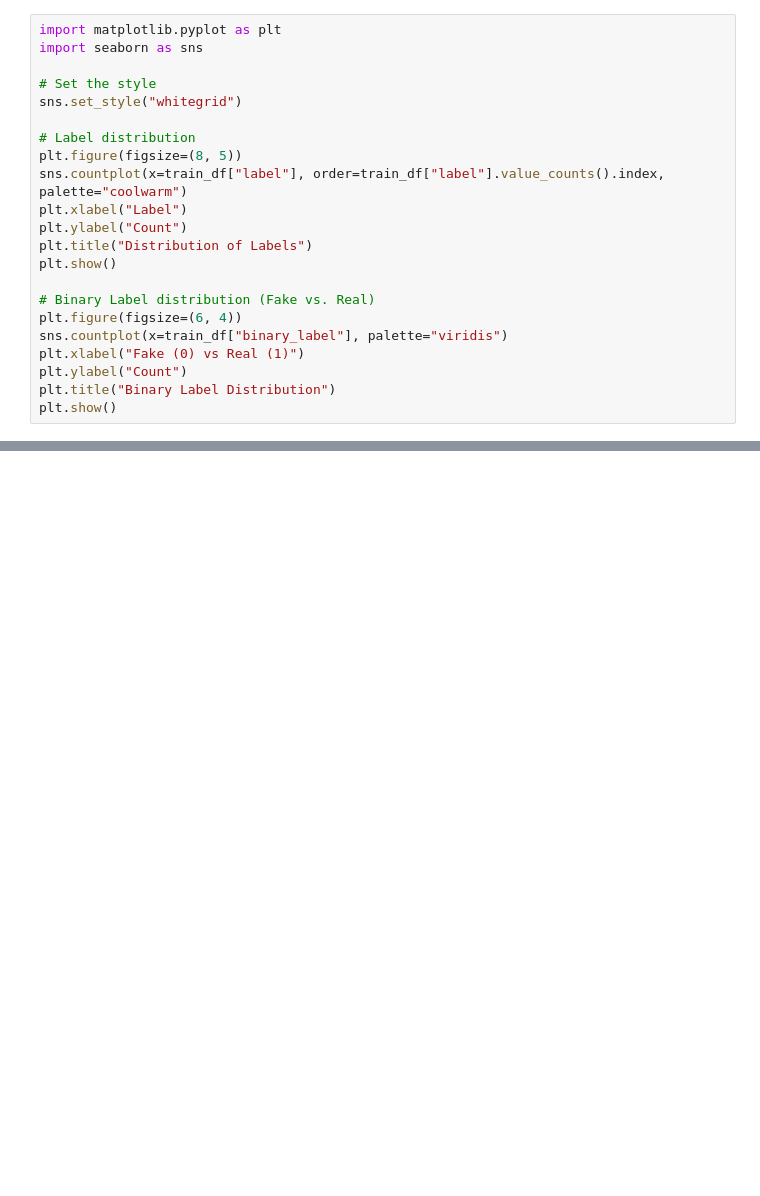
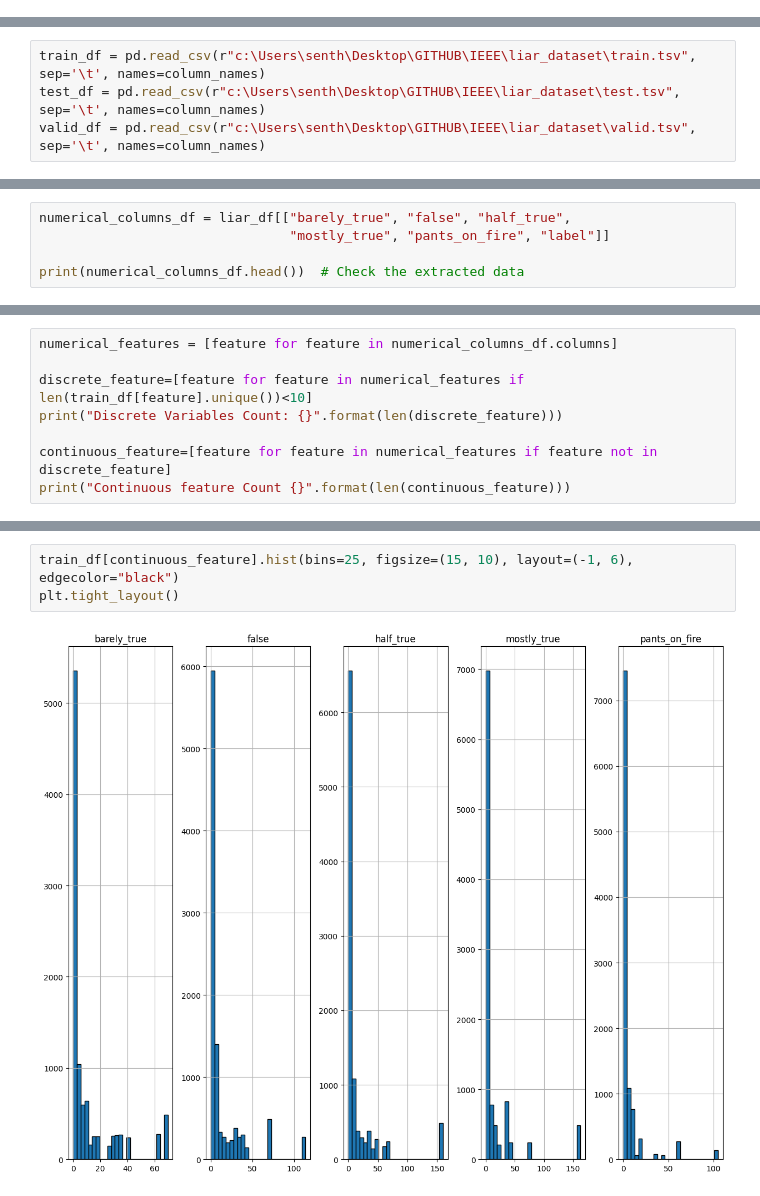
Before and after one commit to Dhanu321/IEEE, a Jupyter notebook: FakeNewsDetection.ipynb, the cells around one changed output, grey strips where cells are left out. Drawn from its saved outputs; the diff is of its cells as text; blank space fills up the shorter version.

```diff
--- a/FakeNewsDetection.ipynb
+++ b/FakeNewsDetection.ipynb
@@ -242,22 +0,0 @@ print("\n🔹 Top 20 Trigrams:", top_trigrams)
-# %%
-import matplotlib.pyplot as plt
-import seaborn as sns
-
-# Set the style
-sns.set_style("whitegrid")
-
-# Label distribution
-plt.figure(figsize=(8, 5))
-sns.countplot(x=train_df["label"], order=train_df["label"].value_counts().index, palette="coolwarm")
-plt.xlabel("Label")
-plt.ylabel("Count")
-plt.title("Distribution of Labels")
-plt.show()
-
-# Binary Label distribution (Fake vs. Real)
-plt.figure(figsize=(6, 4))
-sns.countplot(x=train_df["binary_label"], palette="viridis")
-plt.xlabel("Fake (0) vs Real (1)")
-plt.ylabel("Count")
-plt.title("Binary Label Distribution")
-plt.show()
@@ -337,0 +46,4 @@ plt.show()
+# %%
+train_df = pd.read_csv(r"c:\Users\senth\Desktop\GITHUB\IEEE\liar_dataset\train.tsv", sep='\t', names=column_names)
+test_df = pd.read_csv(r"c:\Users\senth\Desktop\GITHUB\IEEE\liar_dataset\test.tsv", sep='\t', names=column_names)
+valid_df = pd.read_csv(r"c:\Users\senth\Desktop\GITHUB\IEEE\liar_dataset\valid.tsv", sep='\t', names=column_names)
@@ -337,0 +218,5 @@ plt.show()
+# %%
+numerical_columns_df = liar_df[["barely_true", "false", "half_true",
+                                "mostly_true", "pants_on_fire", "label"]]
+
+print(numerical_columns_df.head())  # Check the extracted data
@@ -337,0 +260,8 @@ plt.show()
+# %%
+numerical_features = [feature for feature in numerical_columns_df.columns]
+
+discrete_feature=[feature for feature in numerical_features if len(train_df[feature].unique())<10]
+print("Discrete Variables Count: {}".format(len(discrete_feature)))
+
+continuous_feature=[feature for feature in numerical_features if feature not in discrete_feature]
+print("Continuous feature Count {}".format(len(continuous_feature)))
@@ -337,0 +293,5 @@ plt.show()
+# %%
+train_df[continuous_feature].hist(bins=25, figsize=(15, 10), layout=(-1, 6), edgecolor="black")
+plt.tight_layout()
+# %% [output]
+[figure, added]
```
Also changed, not shown: parts of 46 cells of this notebook.
